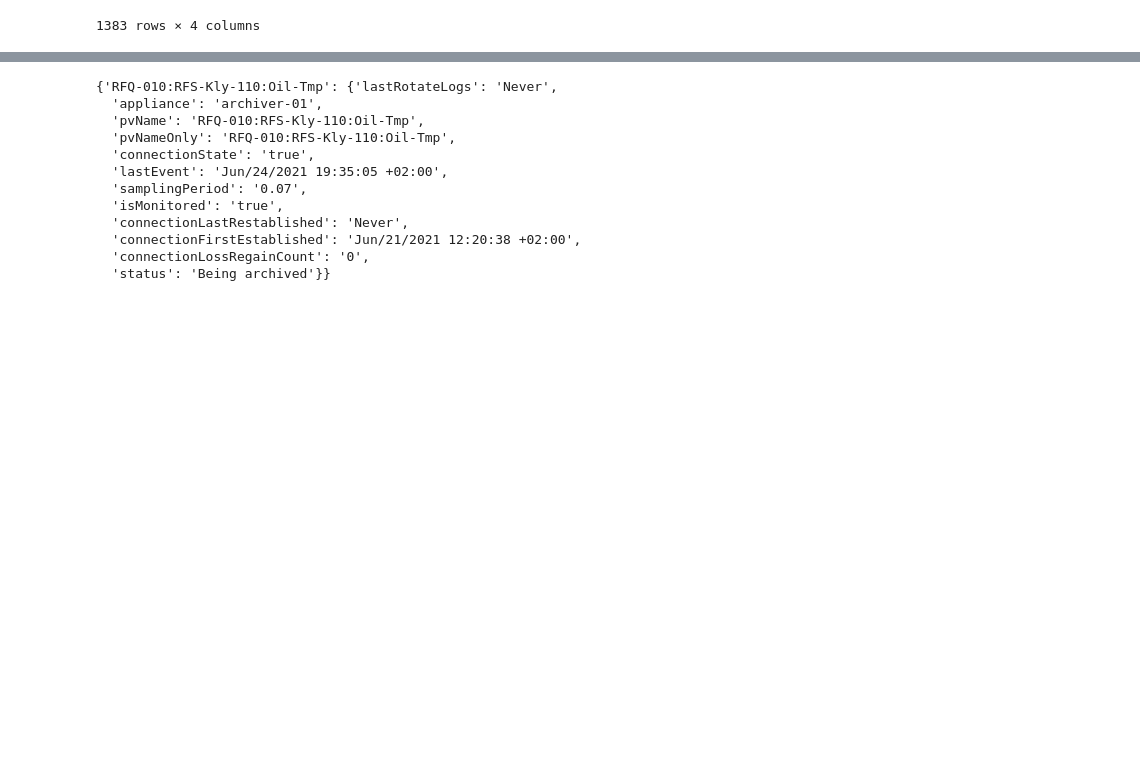
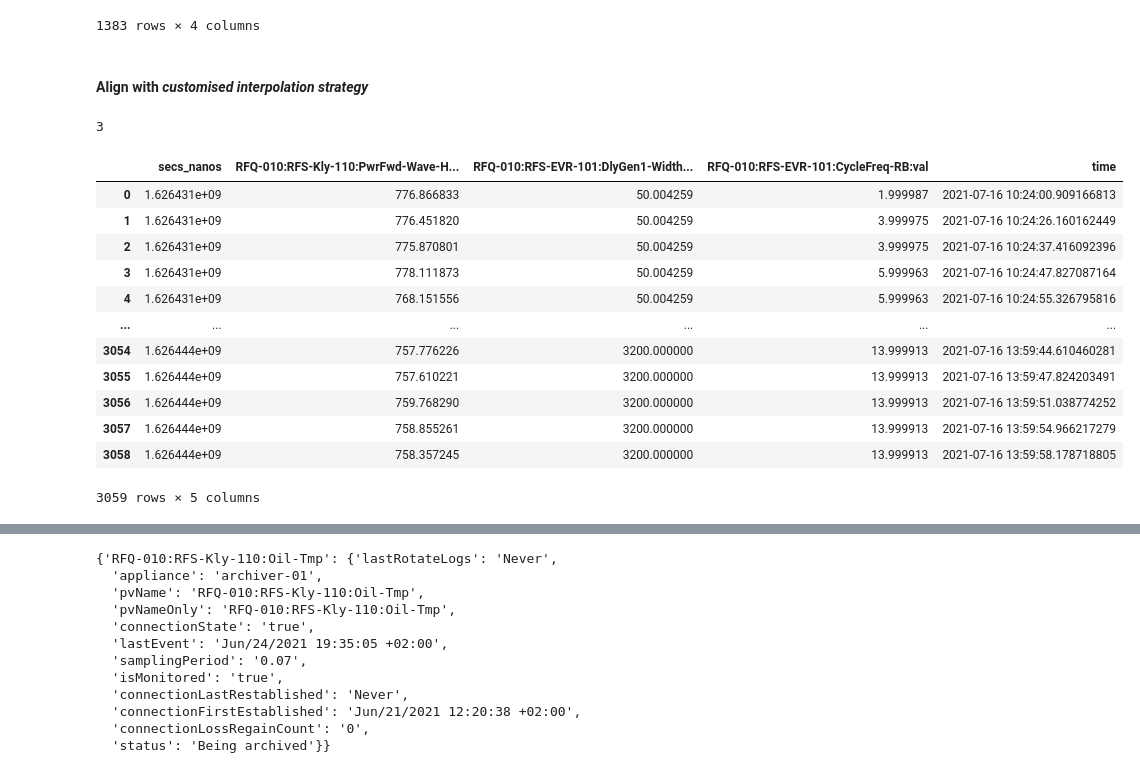
Before and after one commit to agorzawski/pychiver, a Jupyter notebook: examples/Simple Archiver.ipynb, the cells around one changed output, grey strips where cells are left out. Cells and saved outputs as stored; diff of their text form; code cells hidden in the pictures; blank space fills up the shorter version.

```diff
--- a/examples/Simple Archiver.ipynb
+++ b/examples/Simple Archiver.ipynb
@@ -45,3 +55,36 @@ data
 | 1381 | 1.624190e+09 | 39.200001 | 231.292449 | 2021-06-20 11:59:21.472603798 |
 | 1382 | 1.624190e+09 | 39.299999 | 231.463019 | 2021-06-20 11:59:21.972281218 |
 1383 rows × 4 columns
+# %% [markdown]
+#### Align with *customised interpolation strategy*
+# %%
+pvs = ("RFQ-010:RFS-Kly-110:PwrFwd-Wave-High",  # often archived PV
+       "RFQ-010:RFS-EVR-101:DlyGen1-Width-RB", # less often archived PV
+       "RFQ-010:RFS-EVR-101:CycleFreq-RB")     # even more less often archived PV
+
+startTime = '2021-07-16 10:24:00'
+endTime = '2021-07-16 14:00:00'
+
+from pychiver.calculations import LastAcquiredValueInterpolationStrategy
+
+data = archiver.getAligned(pvs, start_date=startTime, end_date=endTime,
+                           strategy=LastAcquiredValueInterpolationStrategy,
+                           entries_limit=(3000, None, None,))
+# %% [output]
+3
+# %%
+data
+# %% [output]
+|  | secs_nanos | RFQ-010:RFS-Kly-110:PwrFwd-Wave-H... | RFQ-010:RFS-EVR-101:DlyGen1-Width... | RFQ-010:RFS-EVR-101:CycleFreq-RB:val | time |
+| 0 | 1.626431e+09 | 776.866833 | 50.004259 | 1.999987 | 2021-07-16 10:24:00.909166813 |
+| 1 | 1.626431e+09 | 776.451820 | 50.004259 | 3.999975 | 2021-07-16 10:24:26.160162449 |
+| 2 | 1.626431e+09 | 775.870801 | 50.004259 | 3.999975 | 2021-07-16 10:24:37.416092396 |
+| 3 | 1.626431e+09 | 778.111873 | 50.004259 | 5.999963 | 2021-07-16 10:24:47.827087164 |
+| 4 | 1.626431e+09 | 768.151556 | 50.004259 | 5.999963 | 2021-07-16 10:24:55.326795816 |
+| ... | ... | ... | ... | ... | ... |
+| 3054 | 1.626444e+09 | 757.776226 | 3200.000000 | 13.999913 | 2021-07-16 13:59:44.610460281 |
+| 3055 | 1.626444e+09 | 757.610221 | 3200.000000 | 13.999913 | 2021-07-16 13:59:47.824203491 |
+| 3056 | 1.626444e+09 | 759.768290 | 3200.000000 | 13.999913 | 2021-07-16 13:59:51.038774252 |
+| 3057 | 1.626444e+09 | 758.855261 | 3200.000000 | 13.999913 | 2021-07-16 13:59:54.966217279 |
+| 3058 | 1.626444e+09 | 758.357245 | 3200.000000 | 13.999913 | 2021-07-16 13:59:58.178718805 |
+3059 rows × 5 columns
```
Also changed, not shown: parts of 7 cells of this notebook, 3 other files.
